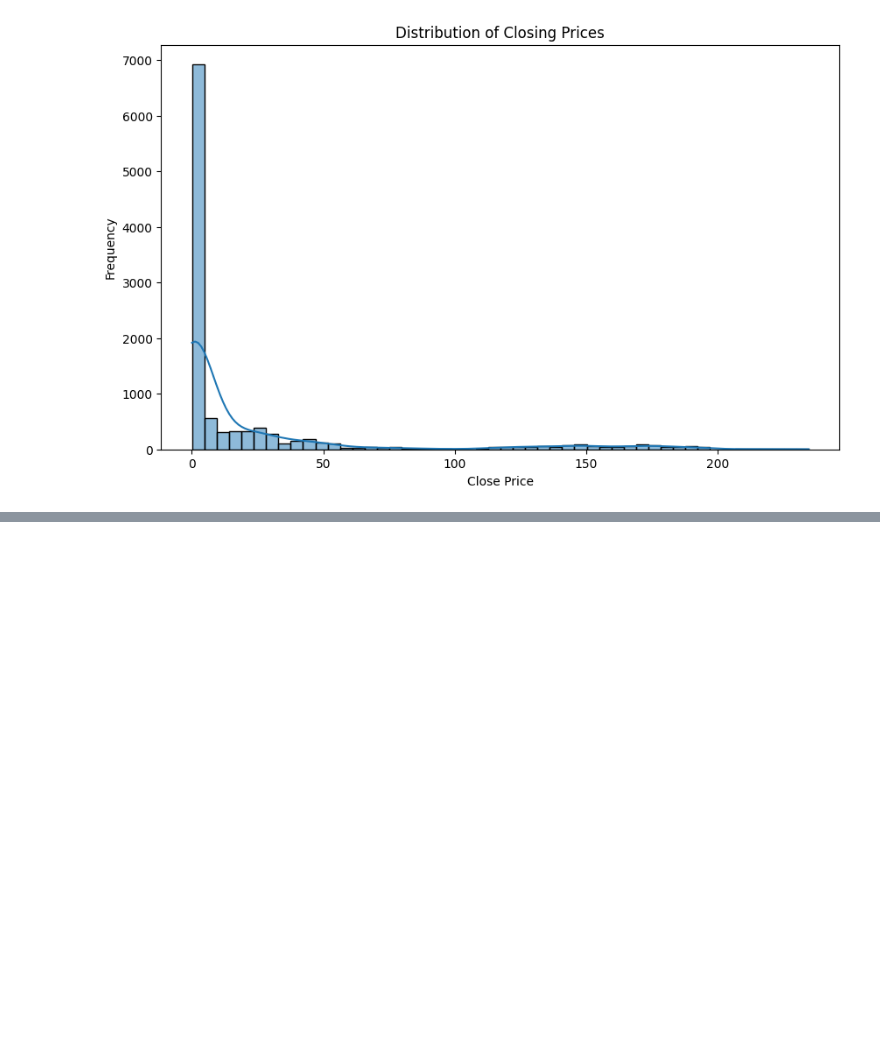
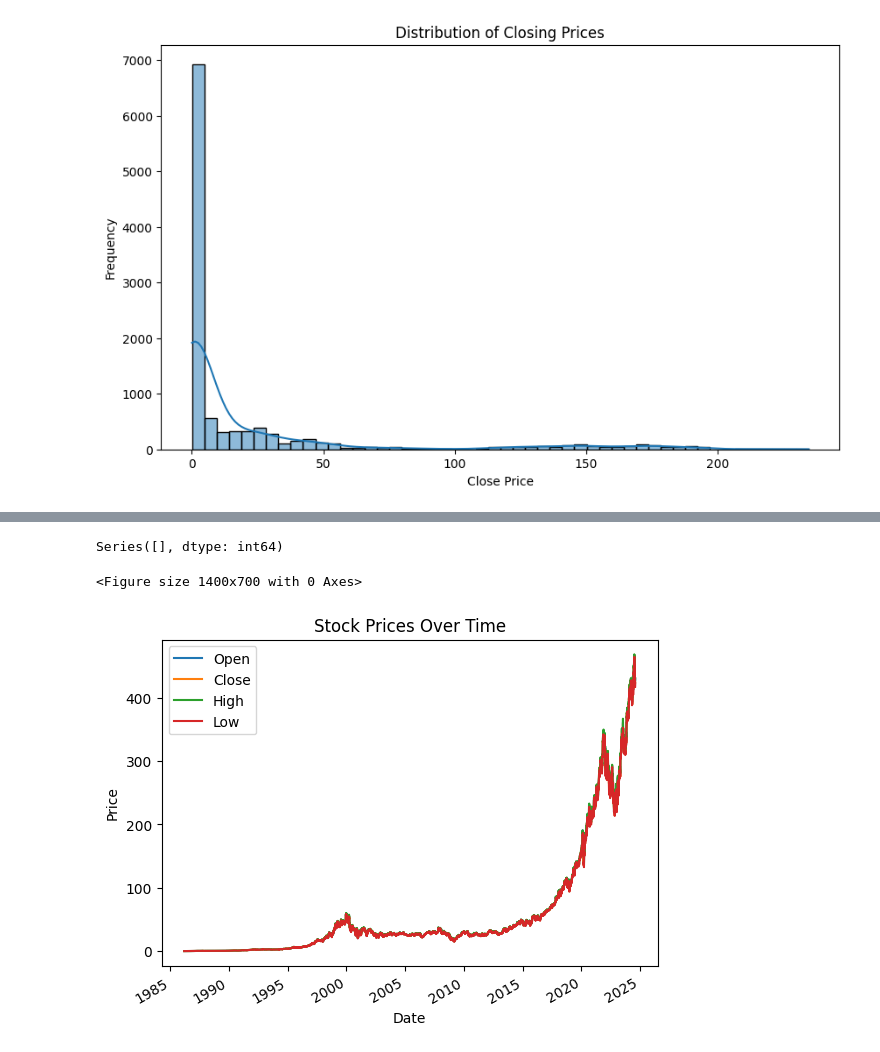
Before and after one commit to beza328/Stock-data-Analysis, a Jupyter notebook: notebooks/EDA.ipynb, the cells around one changed output, grey strips where cells are left out. Saved outputs shown, nothing was run; the diff lists cells and outputs as text; code cells hidden in the pictures; blank space fills up the shorter version.

Commit message:
eda of stock market movements

```diff
--- a/notebooks/EDA.ipynb
+++ b/notebooks/EDA.ipynb
@@ -142,0 +145,2 @@ plt.show()
+# %%
+Msft= pd.read_csv('MSFT_historical_data.csv')
@@ -142,0 +209,20 @@ plt.show()
+# %%
+missing_values = Msft.isnull().sum()
+missing_values[missing_values > 0]
+# %% [output]
+Series([], dtype: int64)
+# %%
+Msft['Date'] = pd.to_datetime(Msft['Date'])
+
+# Set Date as the index for better time series handling
+Msft.set_index('Date', inplace=True)
+# %%
+plt.figure(figsize=(14, 7))
+Msft[['Open', 'Close', 'High', 'Low']].plot()
+plt.title('Stock Prices Over Time')
+plt.ylabel('Price')
+plt.xlabel('Date')
+plt.show()
+# %% [output]
+<Figure size 1400x700 with 0 Axes>
+[figure, added]
```
Also changed, not shown: parts of 38 cells of this notebook, 1 other file.
